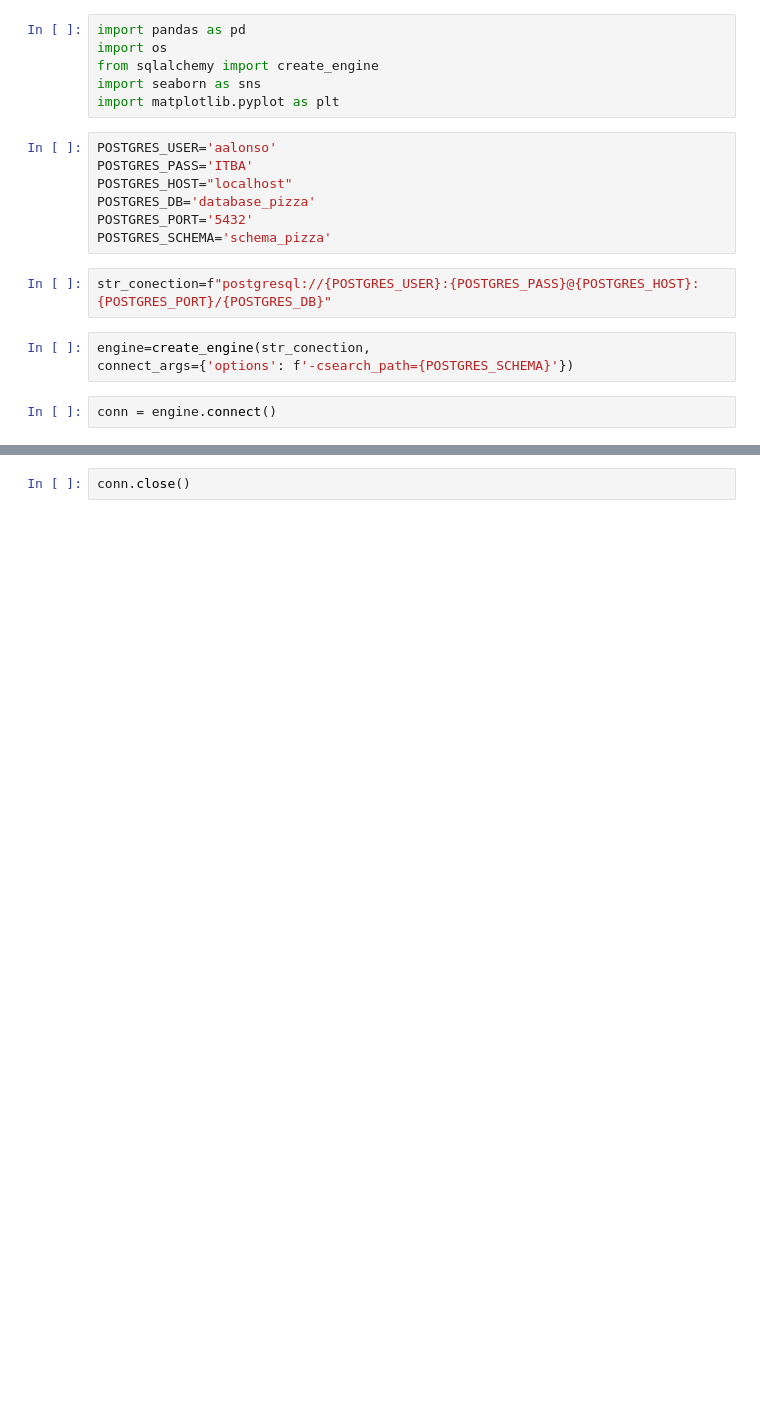
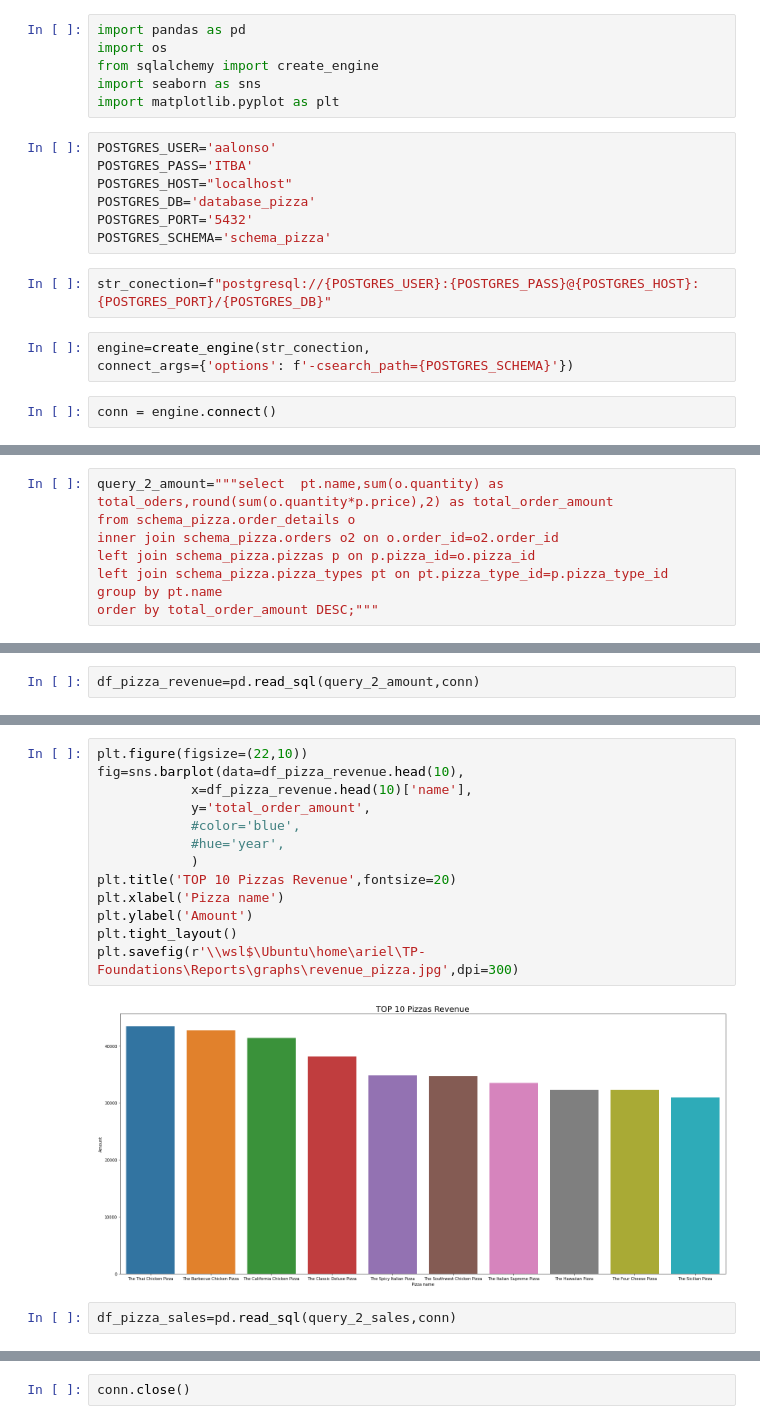
Before and after one commit to RArielAlonso/tp-foundations-itba-arielalonso, a Jupyter notebook: Reports/reports-nb.ipynb, the cells around one changed output, grey strips where cells are left out. Drawn from its saved outputs; the diff is of its cells as text; blank space fills up the shorter version.

```diff
--- a/Reports/reports-nb.ipynb
+++ b/Reports/reports-nb.ipynb
@@ -43,0 +50,8 @@ plt.savefig(r'\\wsl$\Ubuntu\home\ariel\TP-Foundations\Reports\graphs\facturacion
+# %%
+query_2_amount="""select  pt.name,sum(o.quantity) as total_oders,round(sum(o.quantity*p.price),2) as total_order_amount
+from schema_pizza.order_details o
+inner join schema_pizza.orders o2 on o.order_id=o2.order_id
+left join schema_pizza.pizzas p on p.pizza_id=o.pizza_id
+left join schema_pizza.pizza_types pt on pt.pizza_type_id=p.pizza_type_id
+group by pt.name
+order by total_order_amount DESC;"""
@@ -43,0 +66,2 @@ plt.savefig(r'\\wsl$\Ubuntu\home\ariel\TP-Foundations\Reports\graphs\facturacion
+# %%
+df_pizza_revenue=pd.read_sql(query_2_amount,conn)
@@ -43,0 +82,17 @@ plt.savefig(r'\\wsl$\Ubuntu\home\ariel\TP-Foundations\Reports\graphs\facturacion
+# %%
+plt.figure(figsize=(22,10))
+fig=sns.barplot(data=df_pizza_revenue.head(10),
+            x=df_pizza_revenue.head(10)['name'],
+            y='total_order_amount',
+            #color='blue',
+            #hue='year',
+            )
+plt.title('TOP 10 Pizzas Revenue',fontsize=20)
+plt.xlabel('Pizza name')
+plt.ylabel('Amount')
+plt.tight_layout()
+plt.savefig(r'\\wsl$\Ubuntu\home\ariel\TP-Foundations\Reports\graphs\revenue_pizza.jpg',dpi=300)
+# %% [output]
+[figure, added]
+# %%
+df_pizza_sales=pd.read_sql(query_2_sales,conn)
```
Also changed, not shown: parts of 27 cells of this notebook, 5 other files.
